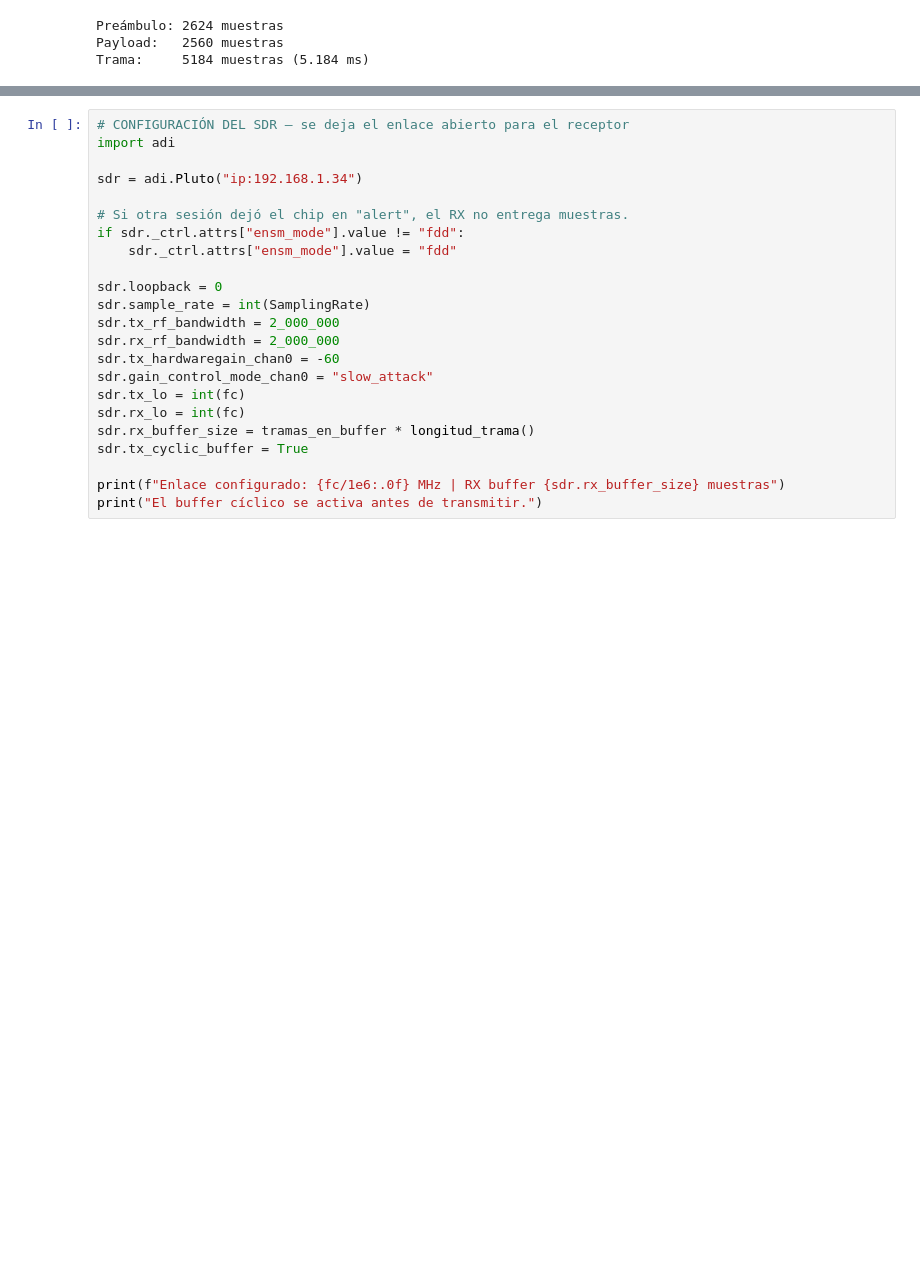
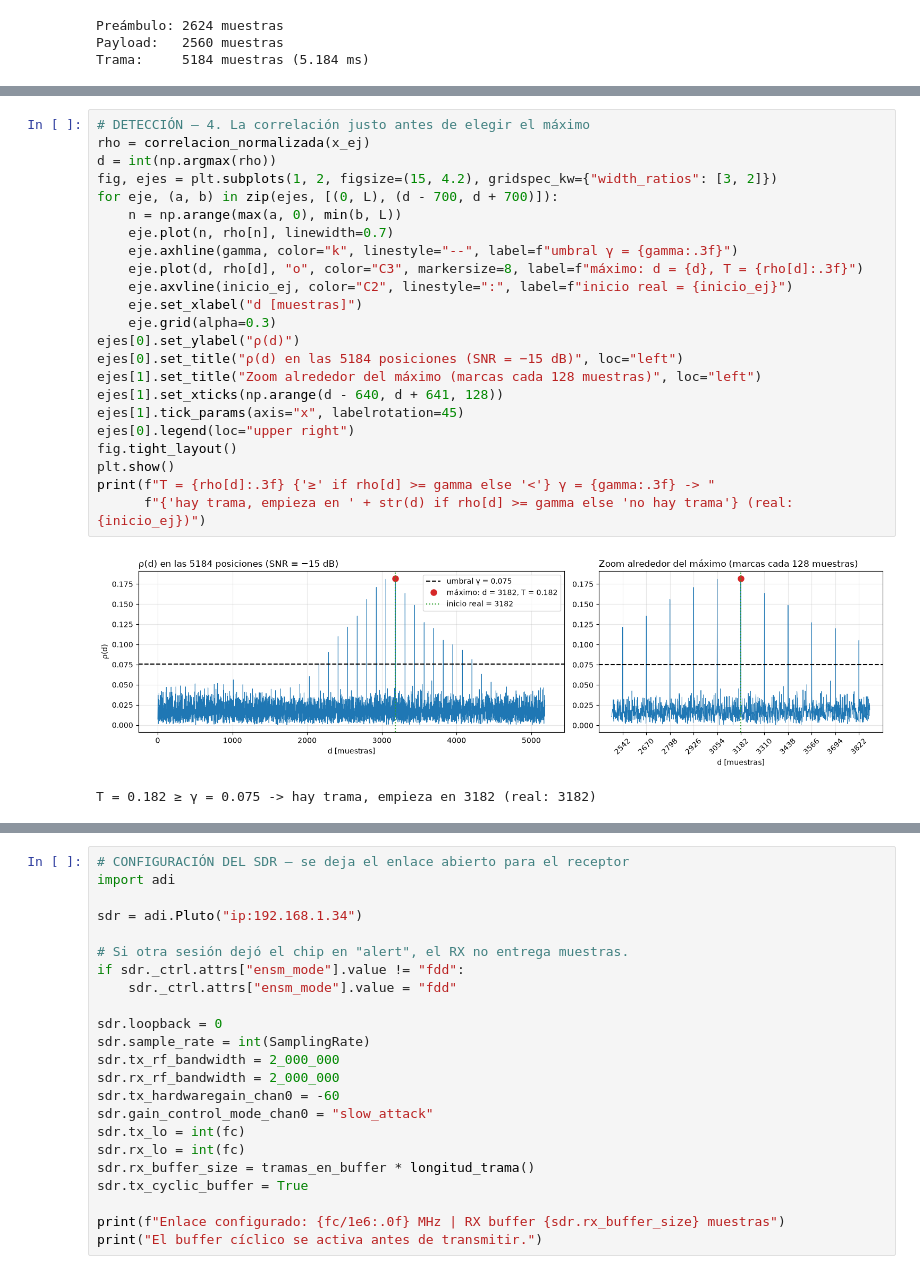
Before and after one commit to vicartu26/Testigos_de_Vangelista, a Jupyter notebook: tp_final_sdr.ipynb, the cells around one changed output, grey strips where cells are left out. Saved outputs shown, nothing was run; the diff lists cells and outputs as text; blank space fills up the shorter version.

```diff
--- a/tp_final_sdr.ipynb
+++ b/tp_final_sdr.ipynb
@@ -334,0 +477,26 @@ El receptor no sabe en qué momento empieza cada trama, así que la busca compar
+# %%
+# DETECCIÓN — 4. La correlación justo antes de elegir el máximo
+rho = correlacion_normalizada(x_ej)
+d = int(np.argmax(rho))
+fig, ejes = plt.subplots(1, 2, figsize=(15, 4.2), gridspec_kw={"width_ratios": [3, 2]})
+for eje, (a, b) in zip(ejes, [(0, L), (d - 700, d + 700)]):
+    n = np.arange(max(a, 0), min(b, L))
+    eje.plot(n, rho[n], linewidth=0.7)
+    eje.axhline(gamma, color="k", linestyle="--", label=f"umbral γ = {gamma:.3f}")
+    eje.plot(d, rho[d], "o", color="C3", markersize=8, label=f"máximo: d = {d}, T = {rho[d]:.3f}")
+    eje.axvline(inicio_ej, color="C2", linestyle=":", label=f"inicio real = {inicio_ej}")
+    eje.set_xlabel("d [muestras]")
+    eje.grid(alpha=0.3)
+ejes[0].set_ylabel("ρ(d)")
+ejes[0].set_title("ρ(d) en las 5184 posiciones (SNR = −15 dB)", loc="left")
+ejes[1].set_title("Zoom alrededor del máximo (marcas cada 128 muestras)", loc="left")
+ejes[1].set_xticks(np.arange(d - 640, d + 641, 128))
+ejes[1].tick_params(axis="x", labelrotation=45)
+ejes[0].legend(loc="upper right")
+fig.tight_layout()
+plt.show()
+print(f"T = {rho[d]:.3f} {'≥' if rho[d] >= gamma else '<'} γ = {gamma:.3f} -> "
+      f"{'hay trama, empieza en ' + str(d) if rho[d] >= gamma else 'no hay trama'} (real: {inicio_ej})")
+# %% [output]
+[figure, added]
+T = 0.182 ≥ γ = 0.075 -> hay trama, empieza en 3182 (real: 3182)
```
Also changed, not shown: parts of 48 cells of this notebook.
